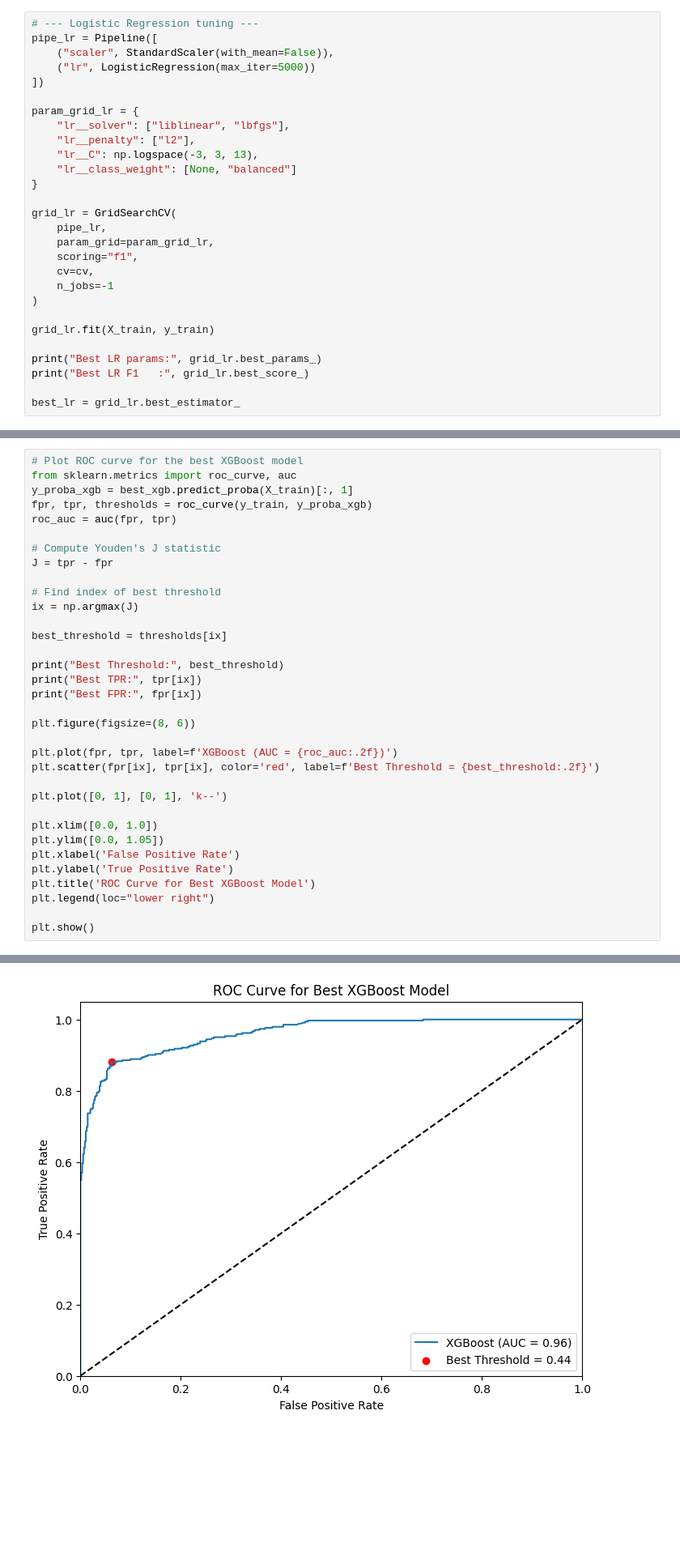
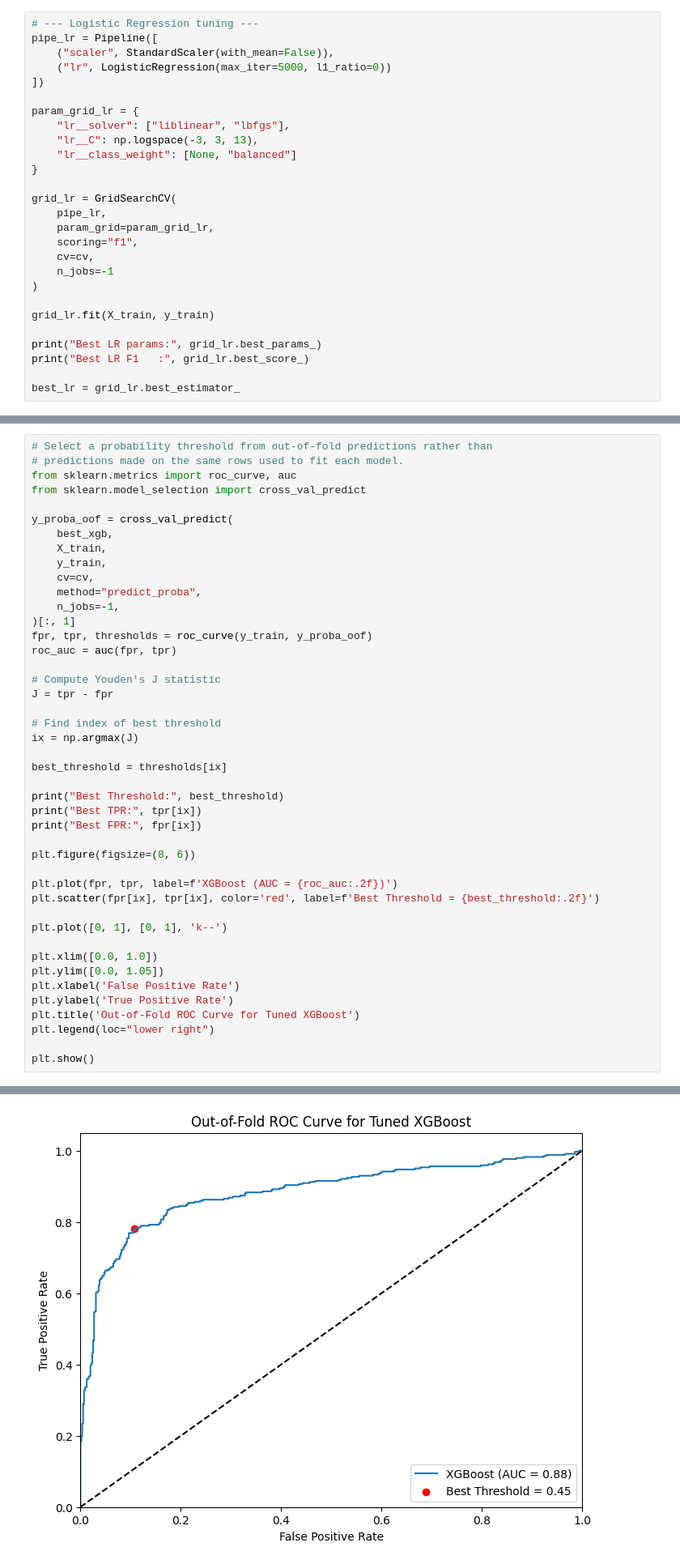
Before and after one commit to mattcw9090/data-science-portfolio, a Jupyter notebook: titanic.ipynb, the cells around one changed output, grey strips where cells are left out. Shown at 81% size. Cells and saved outputs as stored; diff of their text form; blank space fills up the shorter version.

```diff
--- a/titanic.ipynb
+++ b/titanic.ipynb
@@ -342,12 +344,11 @@ XGB mean F1 : 0.7720888312233141
 # --- Logistic Regression tuning ---
 pipe_lr = Pipeline([
     ("scaler", StandardScaler(with_mean=False)),
-    ("lr", LogisticRegression(max_iter=5000))
+    ("lr", LogisticRegression(max_iter=5000, l1_ratio=0))
 ])
 
 param_grid_lr = {
     "lr__solver": ["liblinear", "lbfgs"],
-    "lr__penalty": ["l2"],
     "lr__C": np.logspace(-3, 3, 13),
     "lr__class_weight": [None, "balanced"]
 }
@@ -411,10 +412,20 @@ Fitting 5 folds for each of 60 candidates, totalling 300 fits
 Best XGB params: {'subsample': 1.0, 'reg_lambda': 1.5, 'reg_alpha': 0.001, 'n_estimators': 400, 'min_child_weight': 3, 'max_depth': 3, 'learning_rate': 0.05, 'gamma': 0.1, 'colsample_bytree': 0.6}
 Best XGB F1   : 0.7882214605987804
 # %%
-# Plot ROC curve for the best XGBoost model
+# Select a probability threshold from out-of-fold predictions rather than
+# predictions made on the same rows used to fit each model.
 from sklearn.metrics import roc_curve, auc
-y_proba_xgb = best_xgb.predict_proba(X_train)[:, 1]
-fpr, tpr, thresholds = roc_curve(y_train, y_proba_xgb)
+from sklearn.model_selection import cross_val_predict
+
+y_proba_oof = cross_val_predict(
+    best_xgb,
+    X_train,
+    y_train,
+    cv=cv,
+    method="predict_proba",
+    n_jobs=-1,
+)[:, 1]
+fpr, tpr, thresholds = roc_curve(y_train, y_proba_oof)
 roc_auc = auc(fpr, tpr)
 
 # Compute Youden's J statistic
@@ -440,7 +451,7 @@ plt.xlim([0.0, 1.0])
 plt.ylim([0.0, 1.05])
 plt.xlabel('False Positive Rate')
 plt.ylabel('True Positive Rate')
-plt.title('ROC Curve for Best XGBoost Model')
+plt.title('Out-of-Fold ROC Curve for Tuned XGBoost')
 plt.legend(loc="lower right")
 
 plt.show()
@@ -448,4 +462,4 @@ plt.show()
-[figure, old version]
+[figure, new version]
 # %% [markdown]
 ## Fit best XGBoost on full training data + predict test set
 # %%
```
Also changed, not shown: parts of 5 cells of this notebook, 23 other files.
